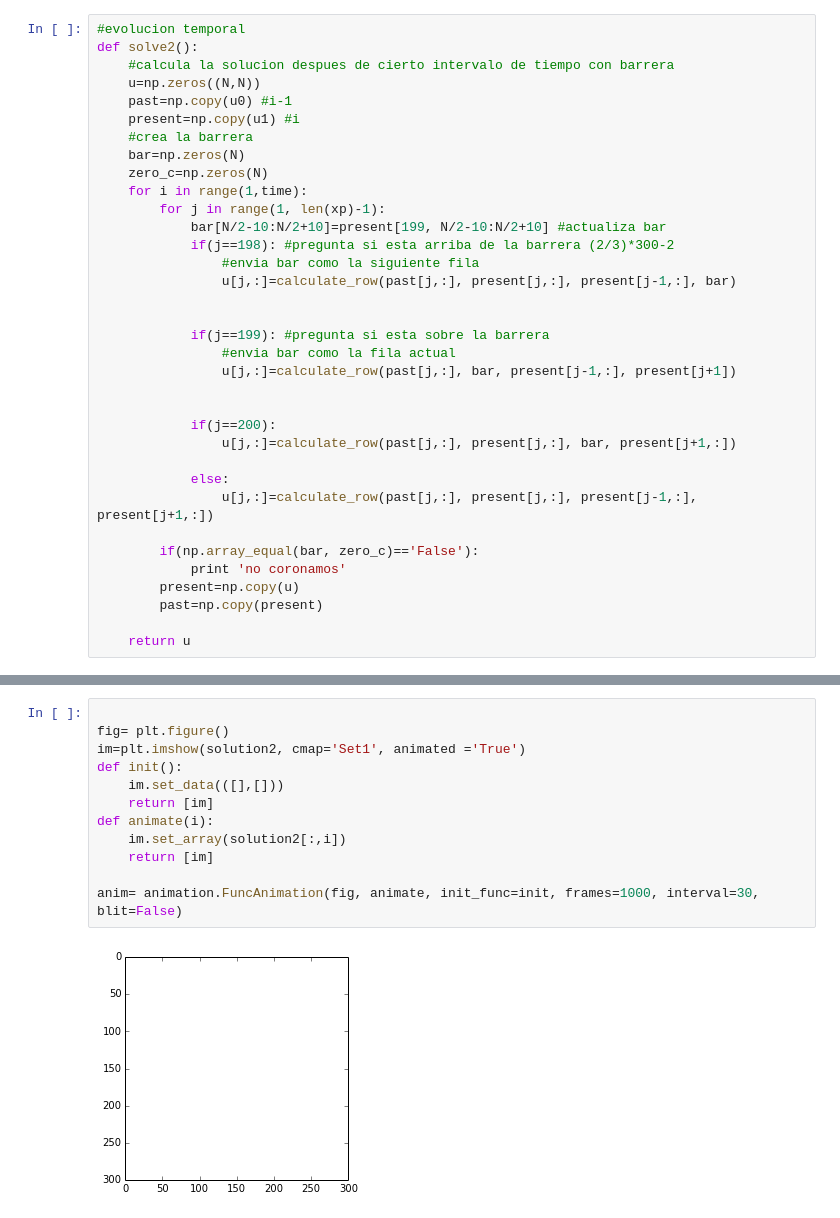
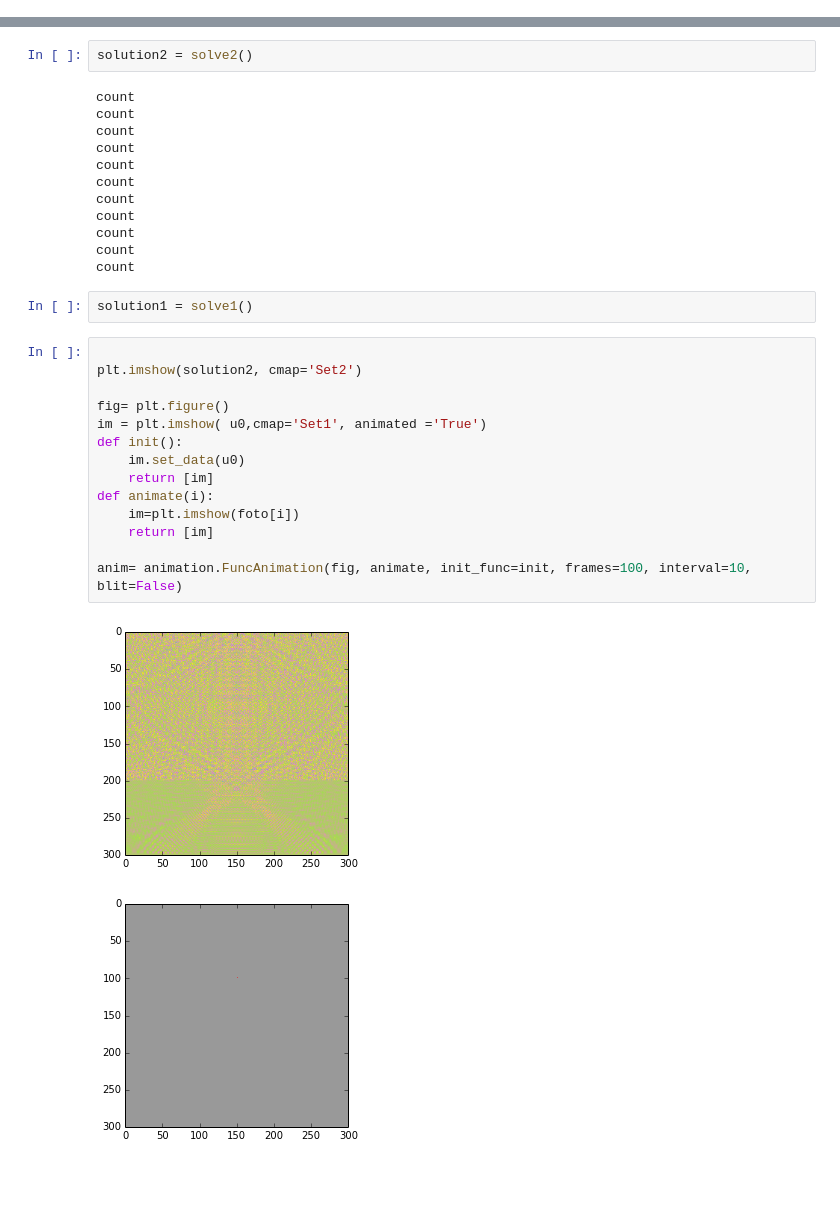
Before and after one commit to Ssalazar12/hw3, a Jupyter notebook: Onda_notebook.ipynb, the cells around one changed output, grey strips where cells are left out. Saved outputs shown, nothing was run; the diff lists cells and outputs as text; blank space fills up the shorter version.

Commit message:
Semi fixed. No animation
There are still problems in the barrier the animation is not working

```diff
--- a/Onda_notebook.ipynb
+++ b/Onda_notebook.ipynb
@@ -68,35 +130,0 @@ def calculate_row(past_row, present_row, up, down):
-# %%
-#evolucion temporal
-def solve2():
-    #calcula la solucion despues de cierto intervalo de tiempo con barrera
-    u=np.zeros((N,N))
-    past=np.copy(u0) #i-1
-    present=np.copy(u1) #i
-    #crea la barrera
-    bar=np.zeros(N)
-    zero_c=np.zeros(N)
-    for i in range(1,time):
-        for j in range(1, len(xp)-1):
-            bar[N/2-10:N/2+10]=present[199, N/2-10:N/2+10] #actualiza bar
-            if(j==198): #pregunta si esta arriba de la barrera (2/3)*300-2
-                #envia bar como la siguiente fila
-                u[j,:]=calculate_row(past[j,:], present[j,:], present[j-1,:], bar)
-
-
-            if(j==199): #pregunta si esta sobre la barrera
-                #envia bar como la fila actual
-                u[j,:]=calculate_row(past[j,:], bar, present[j-1,:], present[j+1])
-
-
-            if(j==200):
-                u[j,:]=calculate_row(past[j,:], present[j,:], bar, present[j+1,:])
-
-            else:
-                u[j,:]=calculate_row(past[j,:], present[j,:], present[j-1,:], present[j+1,:])
-
-        if(np.array_equal(bar, zero_c)=='False'):
-            print 'no coronamos'
-        present=np.copy(u)
-        past=np.copy(present)
-
-    return u
@@ -125,14 +131,33 @@ plt.savefig('uf')
+# %%
+solution2 = solve2()
+# %% [output]
+count
+count
+count
+count
+count
+count
+count
+count
+count
+count
+count
+# %%
+solution1 = solve1()
 # %%
 
+plt.imshow(solution2, cmap='Set2')
+
 fig= plt.figure()
-im=plt.imshow(solution2, cmap='Set1', animated ='True')
+im = plt.imshow( u0,cmap='Set1', animated ='True')
 def init():
-    im.set_data(([],[]))
+    im.set_data(u0)
     return [im]
 def animate(i):
-    im.set_array(solution2[:,i])
+    im=plt.imshow(foto[i])
     return [im]
 
-anim= animation.FuncAnimation(fig, animate, init_func=init, frames=1000, interval=30, blit=False)
+anim= animation.FuncAnimation(fig, animate, init_func=init, frames=100, interval=10, blit=False)
 # %% [output]
-[figure, old version]
+[figure, new version]
+[figure, added]
```
Also changed, not shown: parts of 6 cells of this notebook.
